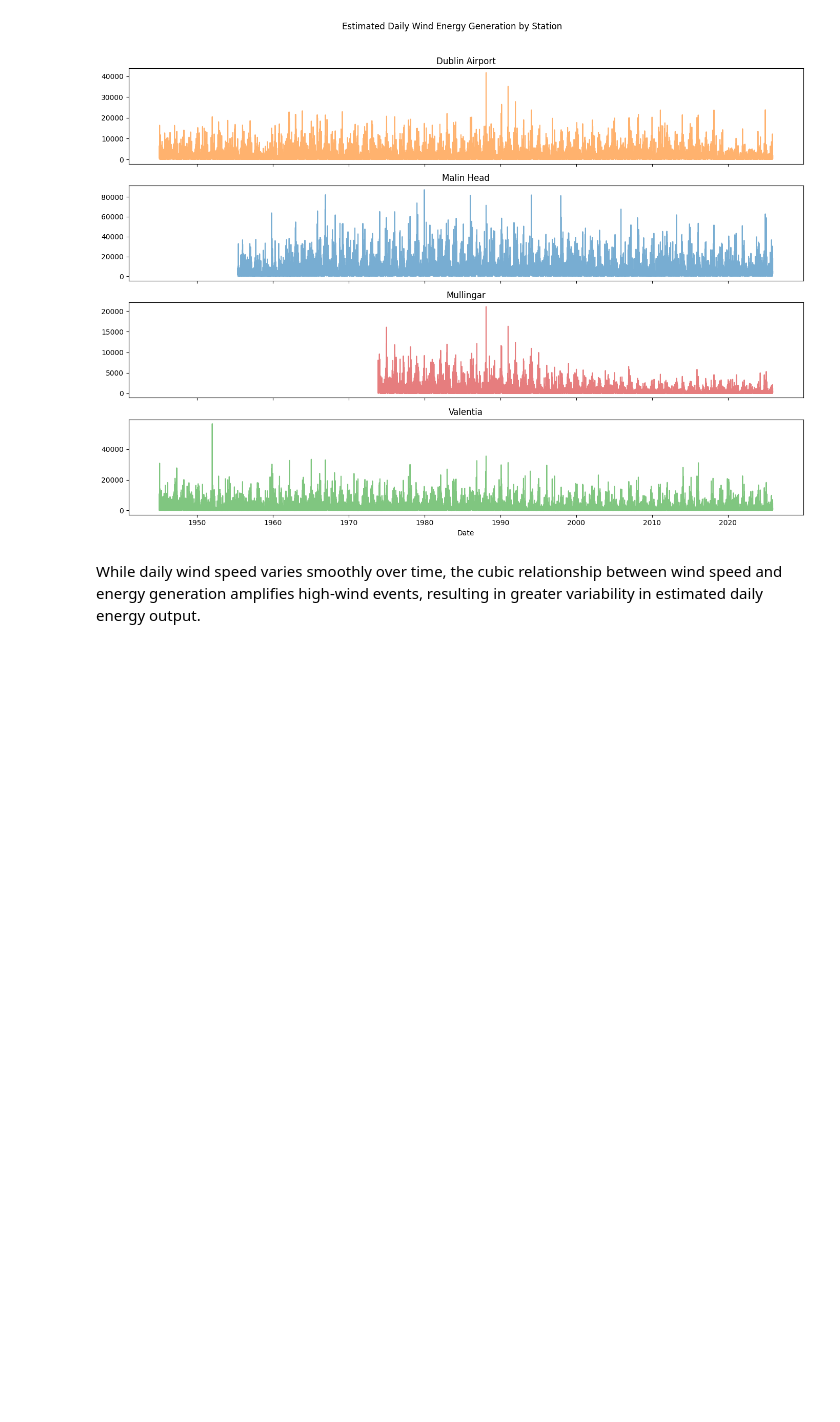
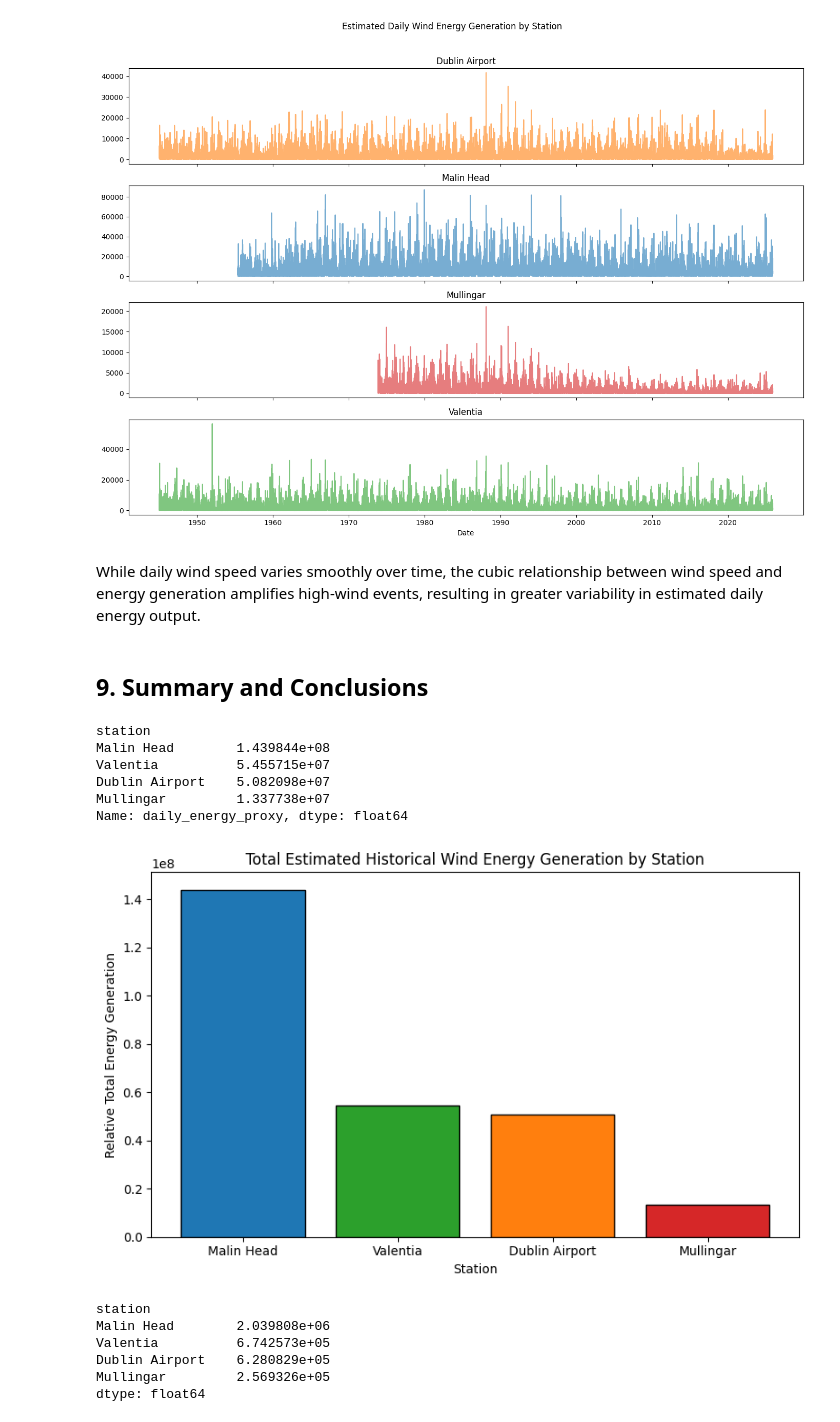
Before and after one commit to philipcullen93/programming_for_data_analytics_project, a Jupyter notebook: wind_energy_analysis.ipynb, the cells around one changed output. Drawn from its saved outputs; the diff is of its cells as text; code cells hidden in the pictures; blank space fills up the shorter version.

Commit message:
Added a summary and conclusions (section 9)

```diff
--- a/wind_energy_analysis.ipynb
+++ b/wind_energy_analysis.ipynb
@@ -557,3 +557,54 @@ plt.tight_layout()
 [figure]
 # %% [markdown]
 While daily wind speed varies smoothly over time, the cubic relationship between wind speed and energy generation amplifies high-wind events, resulting in greater variability in estimated daily energy output.
+# %% [markdown]
+## 9. Summary and Conclusions
+# %%
+total_energy = (
+    daily_wind
+    .groupby("station")["daily_energy_proxy"]
+    .sum()
+    .sort_values(ascending=False)
+)
+
+total_energy
+# %% [output]
+station
+Malin Head        1.439844e+08
+Valentia          5.455715e+07
+Dublin Airport    5.082098e+07
+Mullingar         1.337738e+07
+Name: daily_energy_proxy, dtype: float64
+# %%
+plt.figure(figsize=(8, 5))
+
+plt.bar(
+    total_energy.index,
+    total_energy.values,
+    color=[station_colors[s] for s in total_energy.index],
+    edgecolor="black"
+)
+
+plt.title("Total Estimated Historical Wind Energy Generation by Station")
+plt.xlabel("Station")
+plt.ylabel("Relative Total Energy Generation")
+plt.tight_layout()
+# %% [output]
+[figure, added]
+# %%
+years_per_station = (
+    daily_wind
+    .groupby("station")["date"]
+    .agg(lambda x: (x.max() - x.min()).days / 365.25)
+)
+
+energy_per_year = total_energy / years_per_station
+
+energy_per_year.sort_values(ascending=False)
+# %% [output]
+station
+Malin Head        2.039808e+06
+Valentia          6.742573e+05
+Dublin Airport    6.280829e+05
+Mullingar         2.569326e+05
+dtype: float64
```
Also changed, not shown: parts of 2 cells of this notebook.
